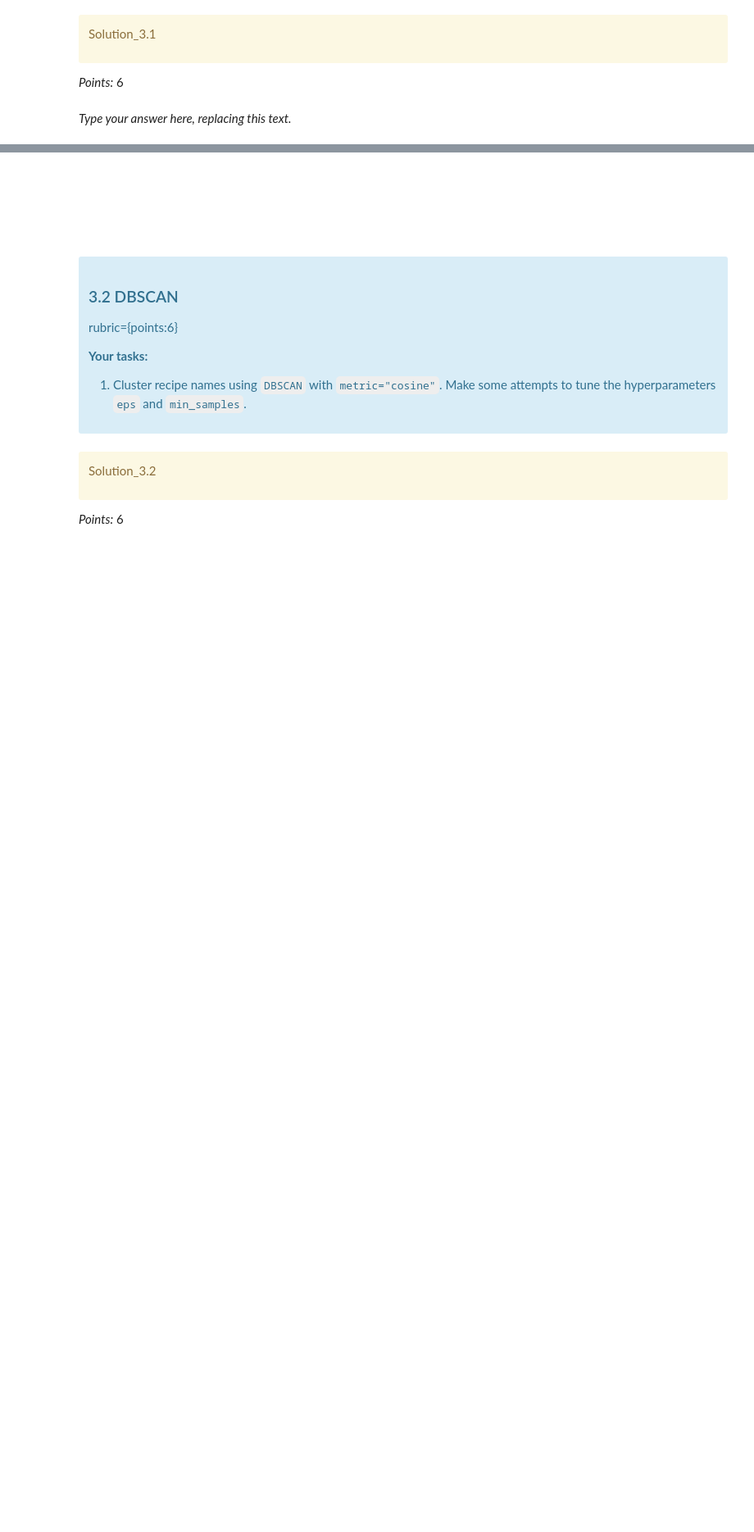
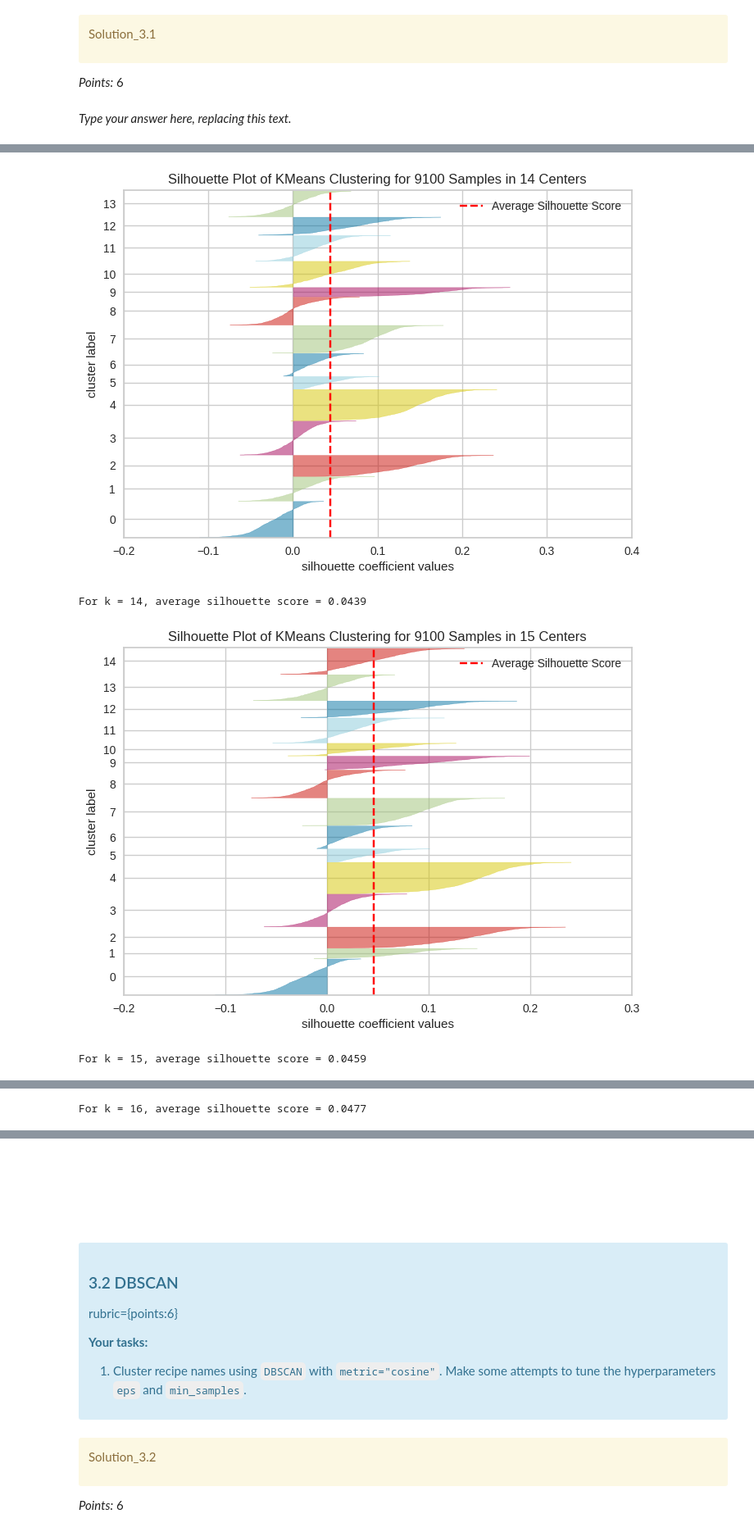
Before and after one commit to kmodiria/cpsc330-hw6, a Jupyter notebook: hw6.ipynb, the cells around one changed output, grey strips where cells are left out. Shown at 82% size. Cells and saved outputs as stored; diff of their text form; code cells hidden in the pictures; blank space fills up the shorter version.

```diff
--- a/hw6.ipynb
+++ b/hw6.ipynb
@@ -1101,0 +1135,21 @@ Ellipsis
+# %%
+# use silhouette method to find highest avg silhouette scores w/ good distributions in each cluster
+from yellowbrick.cluster import SilhouetteVisualizer
+from sklearn.metrics import silhouette_score
+
+
+clusters_to_try = [14,15,16,17,18]
+for curr_n in clusters_to_try:
+  model = KMeans(n_clusters=curr_n, random_state=42)
+  visualizer = SilhouetteVisualizer(model, colors='yellowbrick')
+
+  visualizer.fit(embeddings_df)
+  visualizer.show()
+  labels = model.fit_predict(embeddings_df)
+  score = silhouette_score(embeddings_df, labels)
+  print(f"For k = {curr_n}, average silhouette score = {score:.4f}")
+# %% [output]
+[figure, added]
+For k = 14, average silhouette score = 0.0439
+[figure, added]
+For k = 15, average silhouette score = 0.0459
@@ -1101,0 +1157 @@ Ellipsis
+For k = 16, average silhouette score = 0.0477
```
Also changed, not shown: parts of 51 cells of this notebook.
